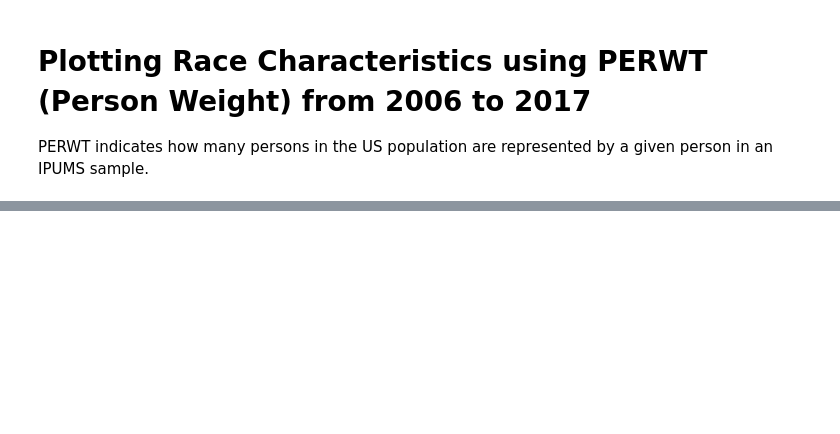
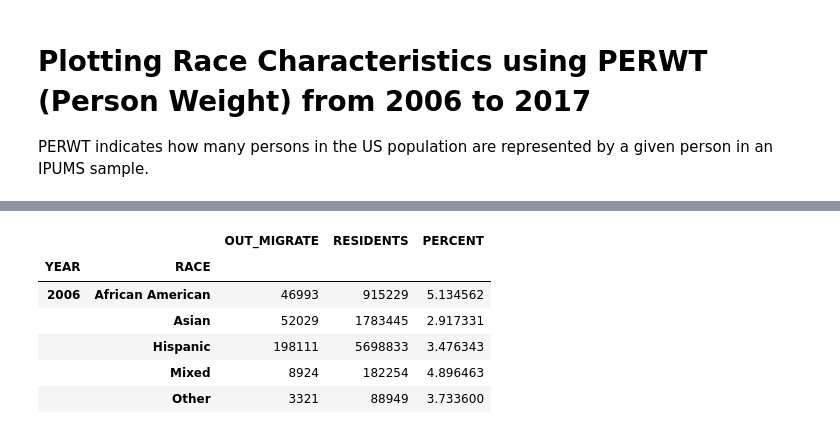
Before and after one commit to CityOfLosAngeles/Data-Angels, a Jupyter notebook: Fall 2018 Projects/LA_Outmigration/Visuals/Race.ipynb, the cells around one changed output, grey strips where cells are left out. Cells and saved outputs as stored; diff of their text form; code cells hidden in the pictures; blank space fills up the shorter version.

```diff
--- a/Fall 2018 Projects/LA_Outmigration/Visuals/Race.ipynb
+++ b/Fall 2018 Projects/LA_Outmigration/Visuals/Race.ipynb
@@ -40,0 +33,11 @@ year_race_percent.head()
+# %%
+combined['PERCENT'] = 100.0 * combined['OUT_MIGRATE']/combined['RESIDENTS']
+combined.head()
+# %% [output]
+|  |  | OUT_MIGRATE | RESIDENTS | PERCENT |
+| YEAR | RACE |  |  |  |
+| 2006 | African American | 46993 | 915229 | 5.134562 |
+|  | Asian | 52029 | 1783445 | 2.917331 |
+|  | Hispanic | 198111 | 5698833 | 3.476343 |
+|  | Mixed | 8924 | 182254 | 4.896463 |
+|  | Other | 3321 | 88949 | 3.733600 |
```
Also changed, not shown: parts of 8 cells of this notebook.
